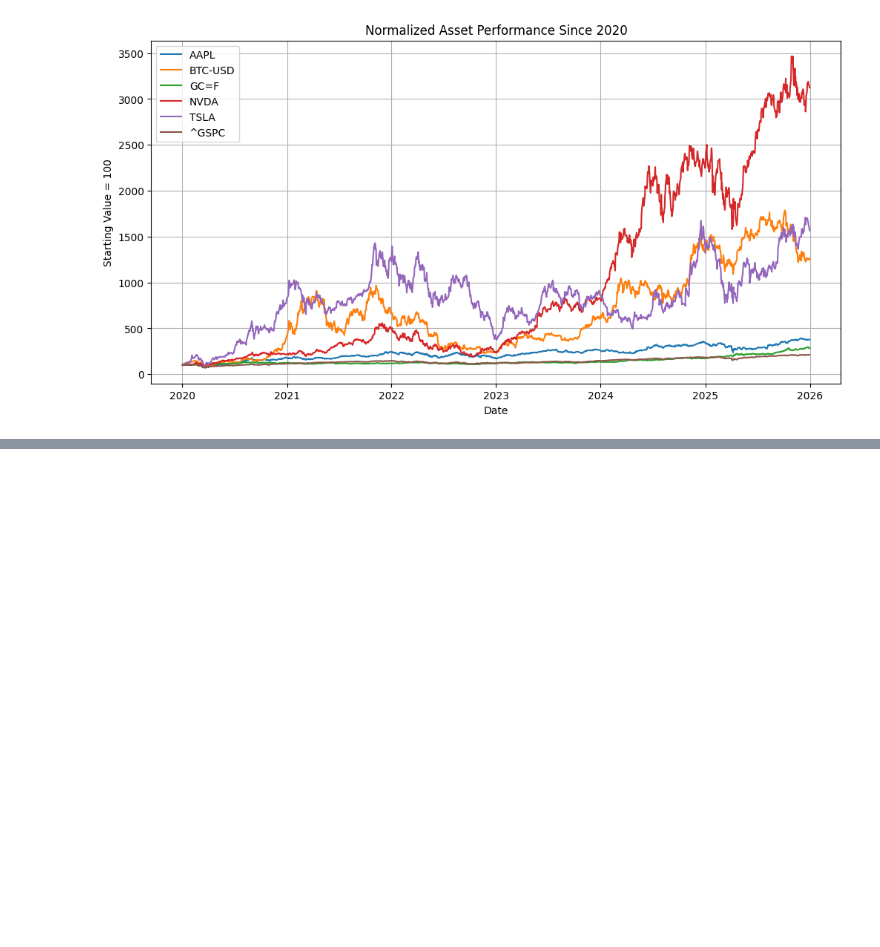
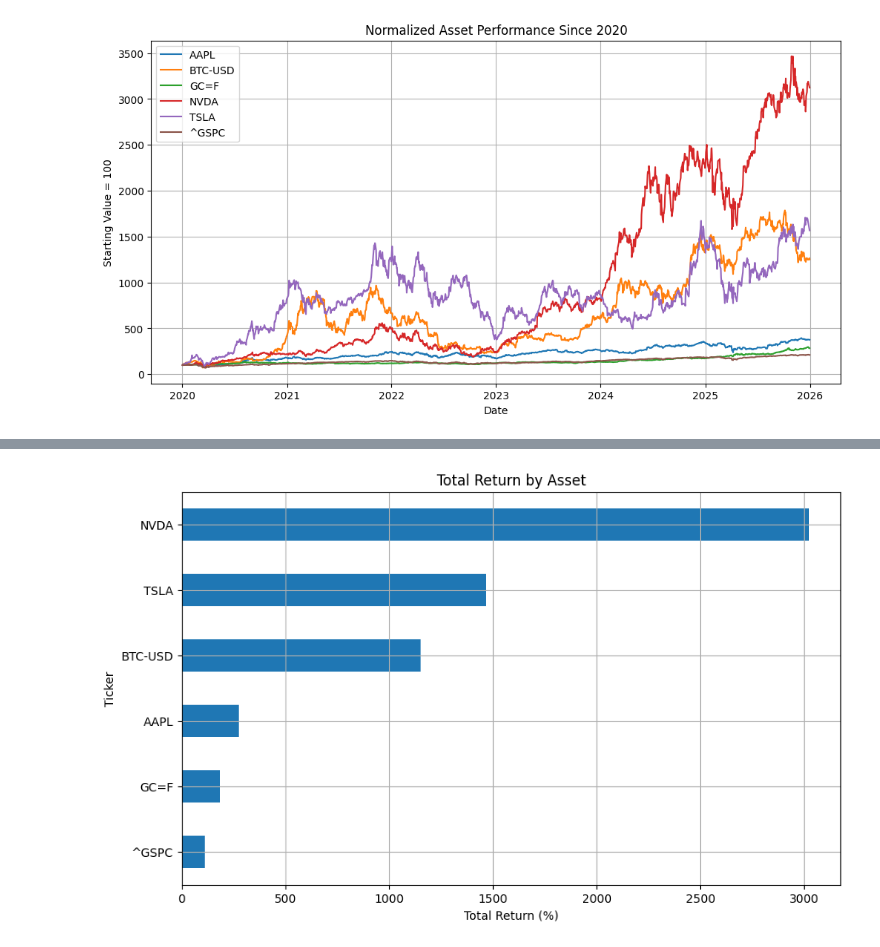
Before and after one commit to komeilzareikar/financial-market-analysis-python, a Jupyter notebook: market_analysis.ipynb, the cells around one changed output, grey strips where cells are left out. Drawn from its saved outputs; the diff is of its cells as text; code cells hidden in the pictures; blank space fills up the shorter version.

```diff
--- a/market_analysis.ipynb
+++ b/market_analysis.ipynb
@@ -63,0 +90,4 @@ plt.show()
+# %%
+total_returns = (data.iloc[-1] / data.iloc[0] - 1) * 100
+
+total_returns.sort_values(ascending=False)
@@ -63,0 +104,11 @@ plt.show()
+# %%
+plt.figure(figsize=(10, 6))
+
+total_returns.sort_values().plot(kind="barh")
+
+plt.title("Total Return by Asset")
+plt.xlabel("Total Return (%)")
+plt.grid(True)
+plt.show()
+# %% [output]
+[figure, added]
```
Also changed, not shown: parts of 11 cells of this notebook.
